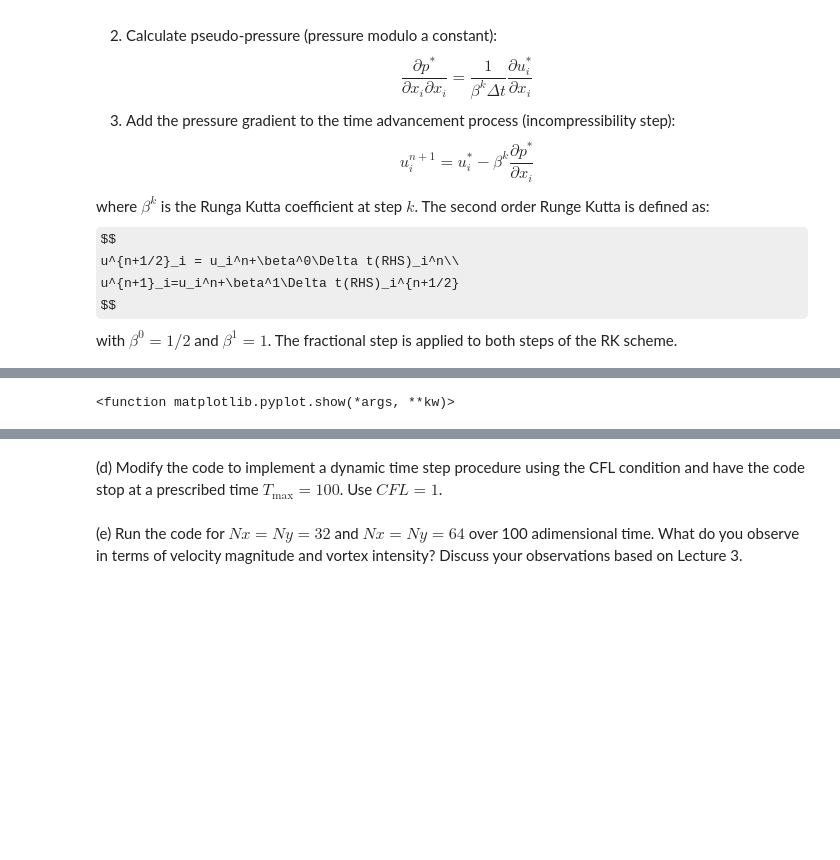
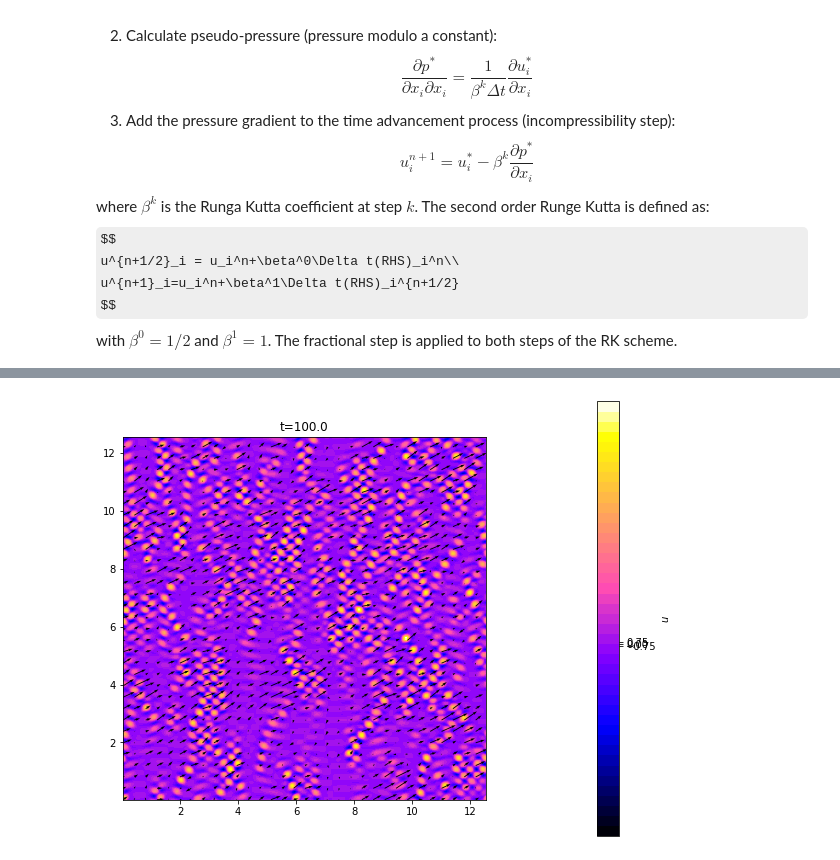
Before and after one commit to yvesdubief/turbulencemodeling, a Jupyter notebook: Kolmogorov-flow.ipynb, the cells around one changed output, grey strips where cells are left out. Drawn from its saved outputs; the diff is of its cells as text; code cells hidden in the pictures; some formulas as TeX source; blank space fills up the shorter version.

Commit message:
1st 2 lectures

```diff
--- a/Kolmogorov-flow.ipynb
+++ b/Kolmogorov-flow.ipynb
@@ -467,14 +542,41 @@ for it in range(maxit):
 # %%
-Q = Laplacian_fft(p,mk2)
-plt.contourf(Xn,Yn,Q,50)
-plt.colorbar()
+Q = 0.5*Laplacian_fft(p,mk2)
+# levs = np.arange(0,0.01,step=0.001)
+# plt.figure(figsize=(10,8))
+# plt.contourf(Xn,Yn,Q,levels = 50, cmap='gnuplot2')
+# plt.colorbar()
+# Un = np.zeros((Nx,Ny),dtype='float64')
+# Vn = np.zeros((Nx,Ny),dtype='float64')
+# Un[1:Nx,:] = 0.5*(u[1:Nx,:]+u[0:Nx-1,:])
+# Un[0,:] = 0.5*(u[0,:]+u[Nx-1,:])
+# Vn[:,1:Ny] = 0.5*(v[:,1:Ny]+u[:,0:Ny-1])
+# Vn[:,0] = 0.5*(v[:,0]+u[:,Ny-1])
+# nviz=4
+# plt.quiver(Xn[::nviz,::nviz],Yn[::nviz,::nviz],Un[::nviz,::nviz],Vn[::nviz,::nviz],color= 'black')
+# plt.show()
+fig = plt.figure(figsize = (10,8))
+
+ax = fig.add_subplot(111)
+# vizlim = A_K*3/4
+# uplot = np.copy(u)
+# mask = np.where(u>vizlim)
+# uplot[mask] = vizlim
+# mask = np.where(u < -vizlim)
+# uplot[mask] = -vizlim
+# levs = np.linspace(-A_K*3/4,A_K*3/4,20)
+im = ax.contourf(Xn,Yn,Q,levels = 50, cmap='gnuplot2')
+plt.title('t='+str(ttrace[it]))
+ax.set_aspect('equal')
+fig.colorbar(im, ax = ax, orientation = 'vertical',
+                  pad = 0.2, ticks = [-A_K*3/4,0,A_K*3/4], label = r"$u$" )
 Un = np.zeros((Nx,Ny),dtype='float64')
 Vn = np.zeros((Nx,Ny),dtype='float64')
 Un[1:Nx,:] = 0.5*(u[1:Nx,:]+u[0:Nx-1,:])
 Un[0,:] = 0.5*(u[0,:]+u[Nx-1,:])
 Vn[:,1:Ny] = 0.5*(v[:,1:Ny]+u[:,0:Ny-1])
 Vn[:,0] = 0.5*(v[:,0]+u[:,Ny-1])
-plt.quiver(Xn,Yn,Un,Vn)
-plt.show
+nviz=8
+ax.quiver(Xn[::nviz,::nviz],Yn[::nviz,::nviz],Un[::nviz,::nviz],Vn[::nviz,::nviz],color= 'black')
+plt.show()
+clear_output(wait=True)
 # %% [output]
-<function matplotlib.pyplot.show(*args, **kw)>
@@ -482,8 +583 @@ plt.show
+[figure, added]
-# %% [markdown]
-<p class='alert alert-success'>
-(d) Modify the code to implement a dynamic time step procedure using the CFL condition and have the code stop at a prescribed time $T_\max=100$. Use $CFL=1$.
-</p>
-# %% [markdown]
-<p class='alert alert-success'>
-(e) Run the code for $Nx=Ny=32$ and $Nx=Ny=64$ over 100 adimensional time. What do you observe in terms of velocity magnitude and vortex intensity? Discuss your observations based on Lecture 3.
-</p>
```
Also changed, not shown: parts of 15 cells of this notebook, 4 other files.
